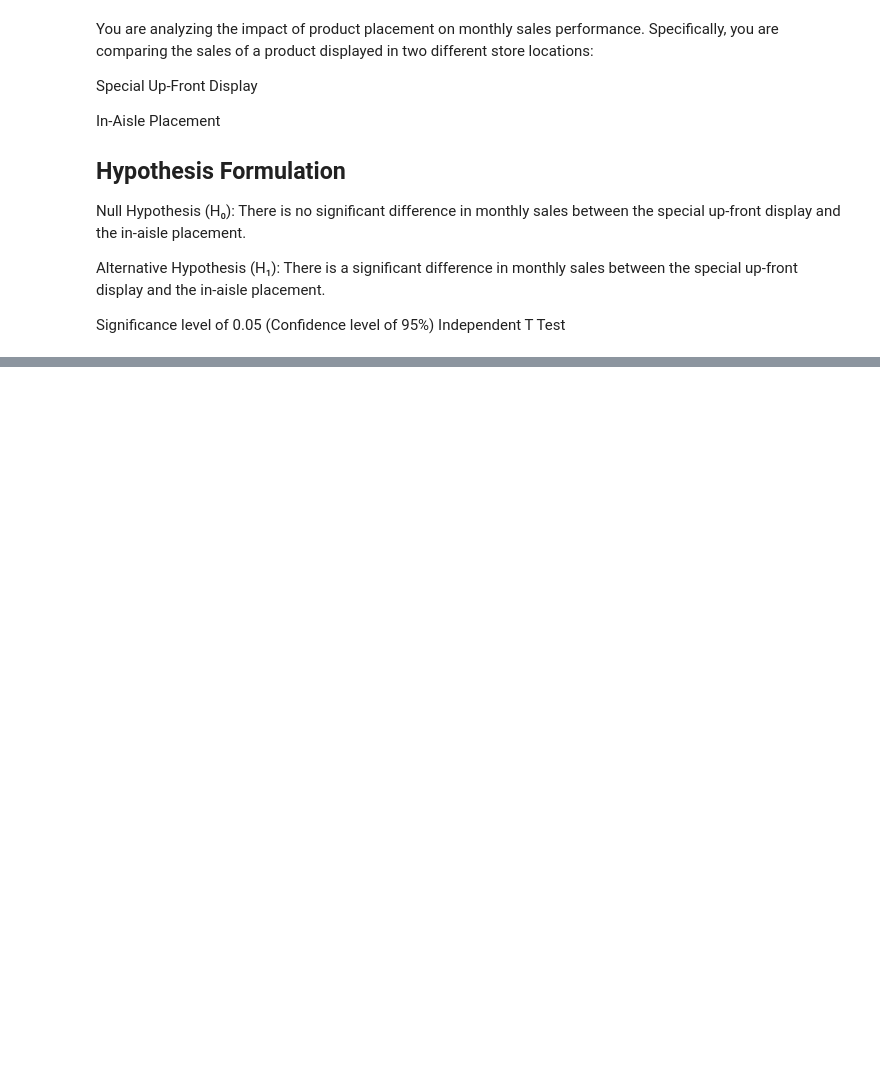
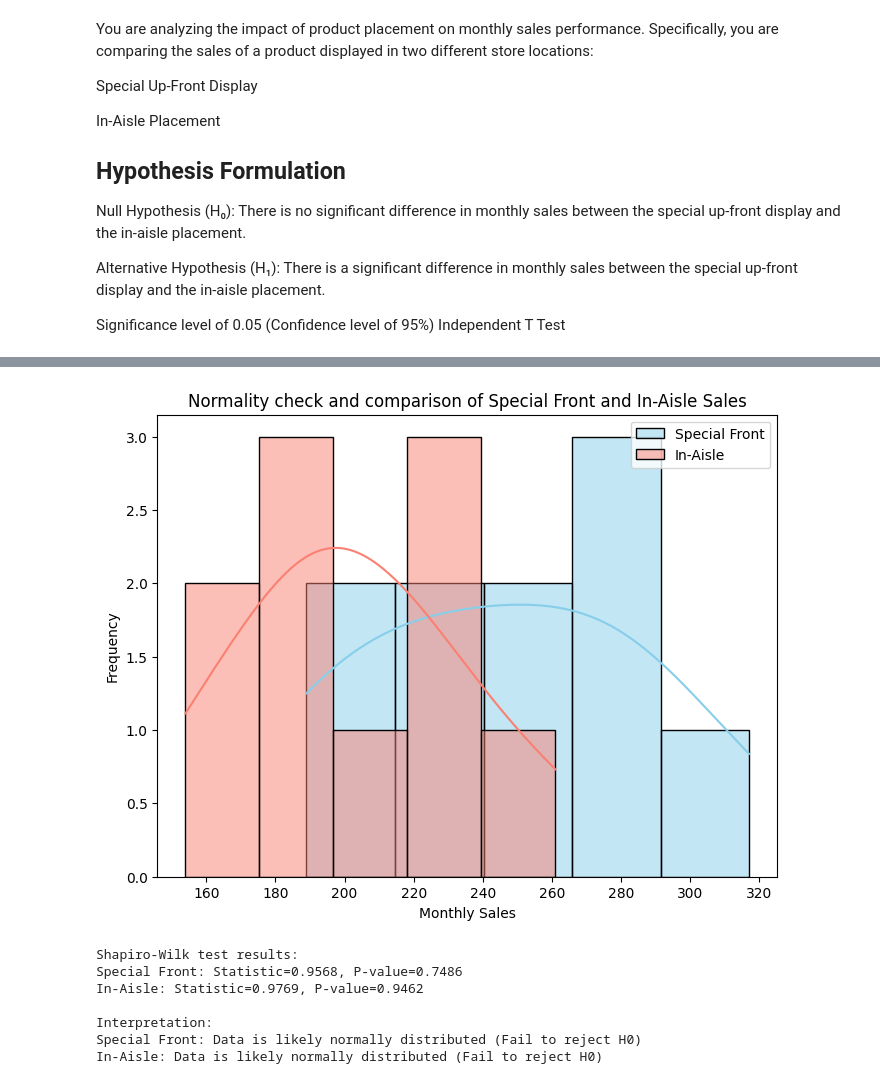
Before and after one commit to Kartavya-Jharwal/Kartavya_Business_Analytics2025, a Jupyter notebook: Class_Assignments/week5/Week_5_Session_1.ipynb, the cells around one changed output, grey strips where cells are left out. Cells and saved outputs as stored; diff of their text form; code cells hidden in the pictures; blank space fills up the shorter version.

```diff
--- a/Class_Assignments/week5/Week_5_Session_1.ipynb
+++ b/Class_Assignments/week5/Week_5_Session_1.ipynb
@@ -19,3 +19,11 @@ import numpy as np
 from scipy import stats
 import matplotlib.pyplot as plt
 import seaborn as sns
+# %%
+# Construct the raw GitHub URLs
+url_independent = "https://raw.githubusercontent.com/Kartavya-Jharwal/Kartavya_Business_Analytics2025/main/Class_Assignments/week5/Week%205%20session%201%20Independent%20t%20test%20example.xlsx"
+url_paired = "https://raw.githubusercontent.com/Kartavya-Jharwal/Kartavya_Business_Analytics2025/main/Class_Assignments/week5/Week%205%20Session%201%20Paired%20T%20test%20Example.xlsx"
+
+# Load the data into pandas DataFrames directly from the URLs
+df_independent = pd.read_excel(url_independent)
+df_paired = pd.read_excel(url_paired)
@@ -21,0 +74,42 @@ import seaborn as sns
+# %%
+# Normality check with seaborn plots
+plt.figure(figsize=(8, 6))
+
+sns.histplot(data=df_independent, x='Special Front', kde=True, color='skyblue', label='Special Front')
+sns.histplot(data=df_independent, x='In-Aisle', kde=True, color='salmon', label='In-Aisle')
+
+plt.title('Normality check and comparison of Special Front and In-Aisle Sales')
+plt.xlabel('Monthly Sales')
+plt.ylabel('Frequency')
+plt.legend()
+plt.show()
+
+# Shapiro-Wilk test for normality
+shapiro_special_front = stats.shapiro(df_independent['Special Front'])
+shapiro_in_aisle = stats.shapiro(df_independent['In-Aisle'])
+
+print("\nShapiro-Wilk test results:")
+print(f"Special Front: Statistic={shapiro_special_front.statistic:.4f}, P-value={shapiro_special_front.pvalue:.4f}")
+print(f"In-Aisle: Statistic={shapiro_in_aisle.statistic:.4f}, P-value={shapiro_in_aisle.pvalue:.4f}")
+
+# Interpret the Shapiro-Wilk test results
+alpha = 0.05
+print("\nInterpretation:")
+if shapiro_special_front.pvalue < alpha:
+    print("Special Front: Data is likely not normally distributed (Reject H0)")
+else:
+    print("Special Front: Data is likely normally distributed (Fail to reject H0)")
+
+if shapiro_in_aisle.pvalue < alpha:
+    print("In-Aisle: Data is likely normally distributed (Fail to reject H0)")
+else:
+    print("In-Aisle: Data is likely normally distributed (Fail to reject H0)")
+# %% [output]
+[figure, added]
+Shapiro-Wilk test results:
+Special Front: Statistic=0.9568, P-value=0.7486
+In-Aisle: Statistic=0.9769, P-value=0.9462
+
+Interpretation:
+Special Front: Data is likely normally distributed (Fail to reject H0)
+In-Aisle: Data is likely normally distributed (Fail to reject H0)
```
Also changed, not shown: parts of 10 cells of this notebook.
